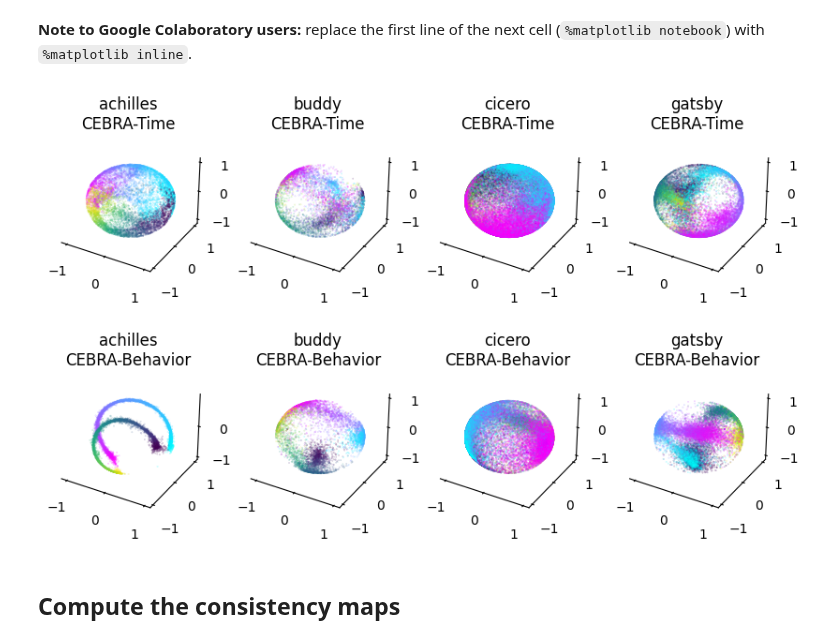
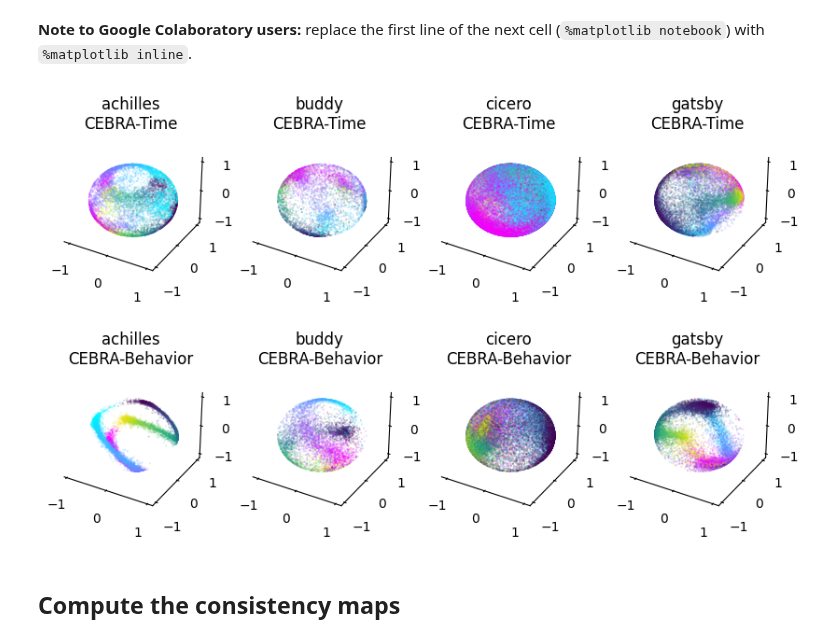
Before and after one commit to AdaptiveMotorControlLab/CEBRA-demos, a Jupyter notebook: Demo_consistency.ipynb, the cells around one changed output. Saved outputs shown, nothing was run; the diff lists cells and outputs as text; code cells hidden in the pictures.

```diff
--- a/Demo_consistency.ipynb
+++ b/Demo_consistency.ipynb
@@ -63,7 +64,7 @@ plt.show()
 # %% [markdown]
 - For a quick CPU run-time demo, you can drop `max_iterations` to 100-500; otherwise set to 5000.
 # %%
-max_iterations = 15000 #default is 5000.
+max_iterations = 8000 #default is 5000.
 # %% [markdown]
 ### CEBRA-Time: Train a model that uses time without the behavior information.
 - We can use CEBRA -Time mode by setting conditional = 'time'
@@ -90,7 +103,9 @@ for mouse in list(hippocampus_pos.keys()):
 - Setting conditional = 'time_delta' means we will use CEBRA-Behavior mode and use auxiliary behavior variable for the model training.
 - We train the model with neural data and the behavior variable including position and direction.
 # %%
-for mouse in list(hippocampus_pos.keys()):
+models, labels = [], []
+
+for rat in list(hippocampus_pos.keys()):
 
     cebra_posdir3_model = CEBRA(model_architecture='offset10-model',
                             batch_size=512,
@@ -104,5 +119,10 @@ for mouse in list(hippocampus_pos.keys()):
                             verbose=True,
                             time_offsets=10)
 
-    cebra_posdir3_model.fit(hippocampus_pos[mouse].neural, hippocampus_pos[mouse].continuous_index.numpy())
-    cebra_posdir3_model.save(f"cebra_posdir3_model_{mouse}.pt")
+    cebra_posdir3_model.fit(hippocampus_pos[rat].neural, hippocampus_pos[rat].continuous_index.numpy())
+    models.append(cebra_posdir3_model)
+    labels.append(f"rat: {rat}")
+    cebra_posdir3_model.save(f"cebra_posdir3_model_{rat}.pt")
+# %%
+ax = cebra.compare_models(models, labels)
+ax.set_title("Behavior(label)-guided Contrastive Learning")
@@ -115,51 +138,51 @@ time3_models, time3_embeddings = {}, {}
 posdir3_models, posdir3_embeddings = {}, {}
 left, right = {}, {}
 
-for mouse in list(hippocampus_pos.keys()):
+for rat in list(hippocampus_pos.keys()):
     # time constrative models
-    time3_models[mouse] = cebra.CEBRA.load(f"cebra_time3_model_{mouse}.pt")
-    time3_embeddings[mouse] = time3_models[mouse].transform(hippocampus_pos[mouse].neural)
+    time3_models[rat] = cebra.CEBRA.load(f"cebra_time3_model_{rat}.pt")
+    time3_embeddings[rat] = time3_models[rat].transform(hippocampus_pos[rat].neural)
 
     # behavioral contrastive models
-    posdir3_models[mouse] = cebra.CEBRA.load(f"cebra_posdir3_model_{mouse}.pt")
-    posdir3_embeddings[mouse] = posdir3_models[mouse].transform(hippocampus_pos[mouse].neural)
+    posdir3_models[rat] = cebra.CEBRA.load(f"cebra_posdir3_model_{rat}.pt")
+    posdir3_embeddings[rat] = posdir3_models[rat].transform(hippocampus_pos[rat].neural)
 
     # left and right labels for the embedding
-    right[mouse] = hippocampus_pos[mouse].continuous_index[:,1] == 1
-    left[mouse] = hippocampus_pos[mouse].continuous_index[:,2] == 1
+    right[rat] = hippocampus_pos[rat].continuous_index[:,1] == 1
+    left[rat] = hippocampus_pos[rat].continuous_index[:,2] == 1
 # %% [markdown]
 ## Display the embeddings
 # %% [markdown]
 **Note to Google Colaboratory users:** replace the first line of the next cell (``%matplotlib notebook``) with ``%matplotlib inline``.
 # %%
-%matplotlib notebook
+%matplotlib inline
 
 fig = plt.figure(figsize=(10,6))
 
 ax1 = plt.subplot(241, projection='3d')
 ax2 = plt.subplot(242, projection='3d')
 ax3 = plt.subplot(243, projection='3d')
 ax4 = plt.subplot(244, projection='3d')
 axs_up = [ax1, ax2, ax3, ax4]
 
 ax1 = plt.subplot(245, projection='3d')
 ax2 = plt.subplot(246, projection='3d')
 ax3 = plt.subplot(247, projection='3d')
 ax4 = plt.subplot(248, projection='3d')
 axs_down = [ax1, ax2, ax3, ax4]
 
-for ax, mouse in  zip(axs_up, list(time3_embeddings.keys())):
-    for dir, cmap in zip([right[mouse], left[mouse]], ["cool", "viridis"]):
-        ax=cebra.plot_embedding(ax=ax, embedding=time3_embeddings[mouse][dir,:], embedding_labels=hippocampus_pos[mouse].continuous_index[dir,0], title=f"{mouse}\nCEBRA-Time", cmap=cmap)
+for ax, rat in  zip(axs_up, list(time3_embeddings.keys())):
+    for dir, cmap in zip([right[rat], left[rat]], ["cool", "viridis"]):
+        ax=cebra.plot_embedding(ax=ax, embedding=time3_embeddings[rat][dir,:], embedding_labels=hippocampus_pos[rat].continuous_index[dir,0], title=f"{rat}\nCEBRA-Time", cmap=cmap)
 
-for ax, mouse in  zip(axs_down, list(posdir3_embeddings.keys())):
-    for dir, cmap in zip([right[mouse], left[mouse]], ["cool", "viridis"]):
-        ax=cebra.plot_embedding(ax=ax, embedding=posdir3_embeddings[mouse][dir,:], embedding_labels=hippocampus_pos[mouse].continuous_index[dir,0], title=f"{mouse}\nCEBRA-Behavior", cmap=cmap)
+for ax, rat in  zip(axs_down, list(posdir3_embeddings.keys())):
+    for dir, cmap in zip([right[rat], left[rat]], ["cool", "viridis"]):
+        ax=cebra.plot_embedding(ax=ax, embedding=posdir3_embeddings[rat][dir,:], embedding_labels=hippocampus_pos[rat].continuous_index[dir,0], title=f"{rat}\nCEBRA-Behavior", cmap=cmap)
 
 
 plt.show()
 # %% [output]
-[figure, old version]
+[figure, new version]
 # %% [markdown]
 ## Compute the consistency maps
 # %% [markdown]
```
Also changed, not shown: parts of 9 cells of this notebook, 2 other files.
